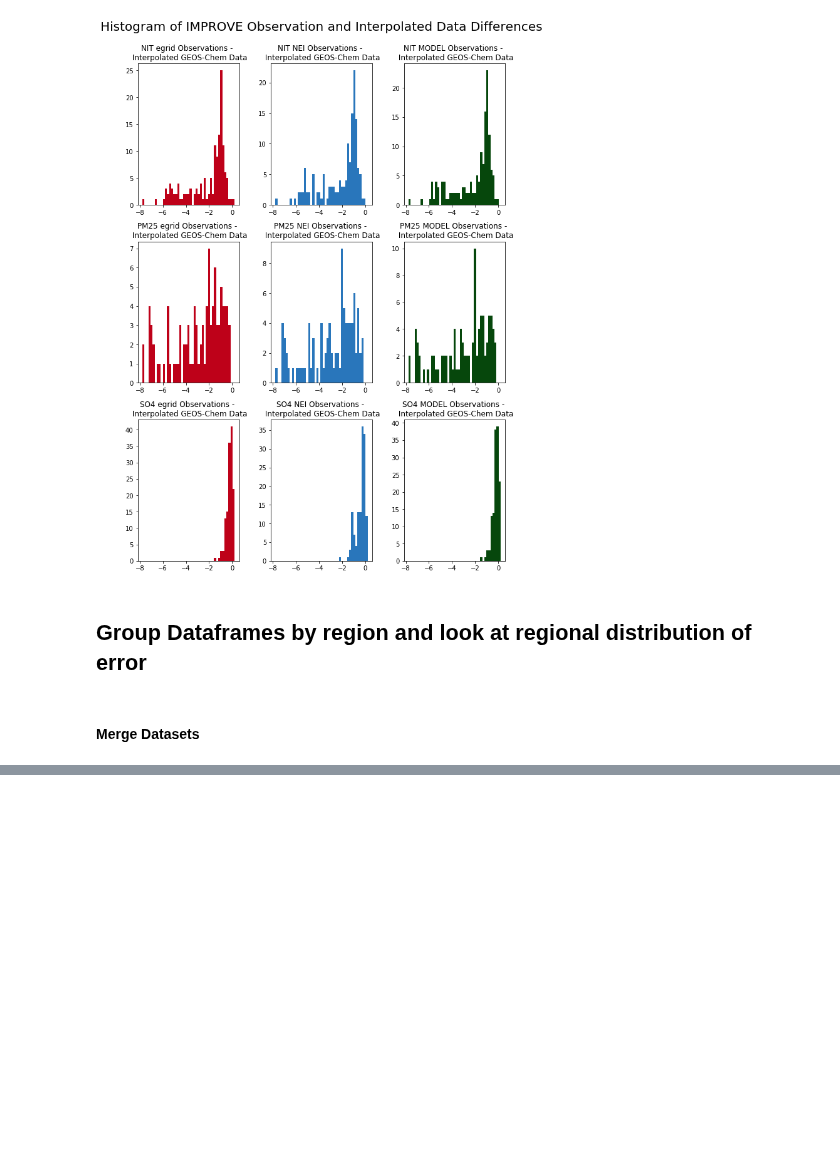
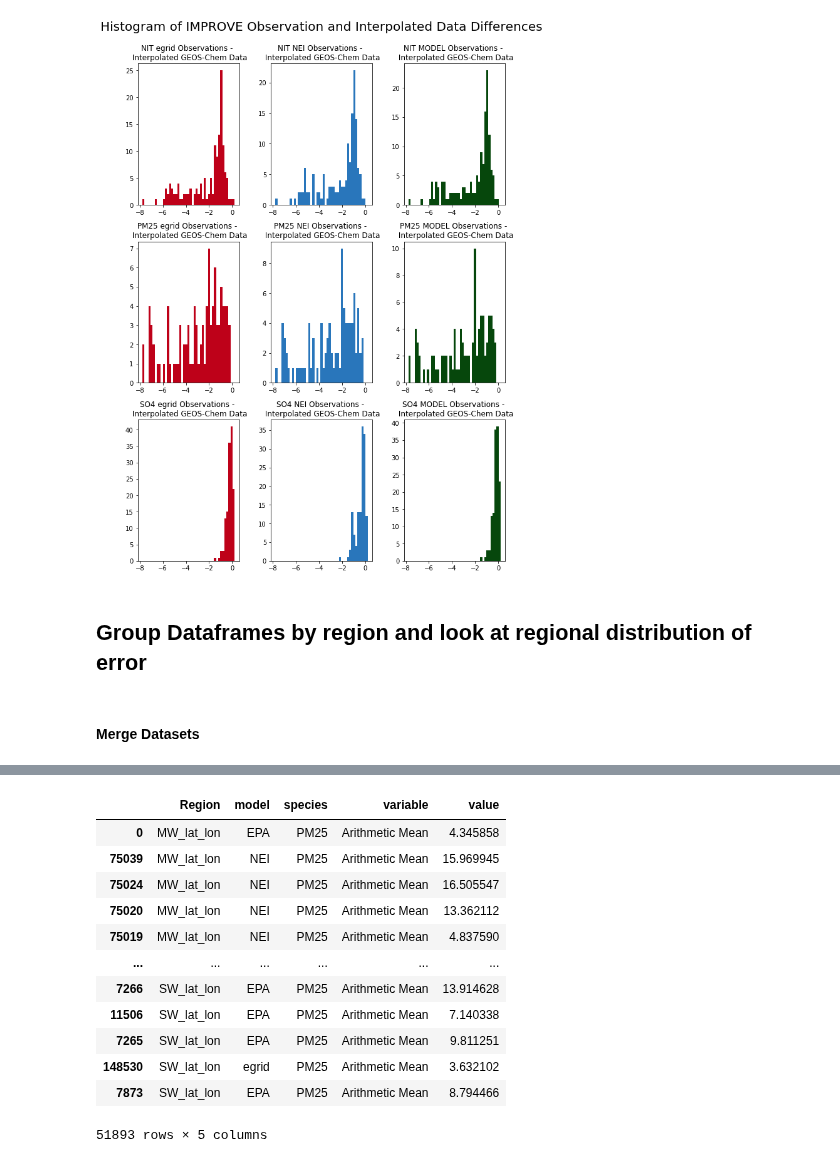
Before and after one commit to lfreese/us-ego, a Jupyter notebook: model_validation/grid-model_validation-analysis.ipynb, the cells around one changed output, grey strips where cells are left out. Drawn from its saved outputs; the diff is of its cells as text; code cells hidden in the pictures; blank space fills up the shorter version.

```diff
--- a/model_validation/grid-model_validation-analysis.ipynb
+++ b/model_validation/grid-model_validation-analysis.ipynb
@@ -254,0 +240,16 @@ for species in ['PM25','O3','NO2','SO2','NIT','SO4']:
+# %%
+mdf.loc[(mdf['species'] == species)].sort_values('Region')
+# %% [output]
+|  | Region | model | species | variable | value |
+| 0 | MW_lat_lon | EPA | PM25 | Arithmetic Mean | 4.345858 |
+| 75039 | MW_lat_lon | NEI | PM25 | Arithmetic Mean | 15.969945 |
+| 75024 | MW_lat_lon | NEI | PM25 | Arithmetic Mean | 16.505547 |
+| 75020 | MW_lat_lon | NEI | PM25 | Arithmetic Mean | 13.362112 |
+| 75019 | MW_lat_lon | NEI | PM25 | Arithmetic Mean | 4.837590 |
+| ... | ... | ... | ... | ... | ... |
+| 7266 | SW_lat_lon | EPA | PM25 | Arithmetic Mean | 13.914628 |
+| 11506 | SW_lat_lon | EPA | PM25 | Arithmetic Mean | 7.140338 |
+| 7265 | SW_lat_lon | EPA | PM25 | Arithmetic Mean | 9.811251 |
+| 148530 | SW_lat_lon | egrid | PM25 | Arithmetic Mean | 3.632102 |
+| 7873 | SW_lat_lon | EPA | PM25 | Arithmetic Mean | 8.794466 |
+51893 rows × 5 columns
```
Also changed, not shown: parts of 3 cells of this notebook, 6 other files.
